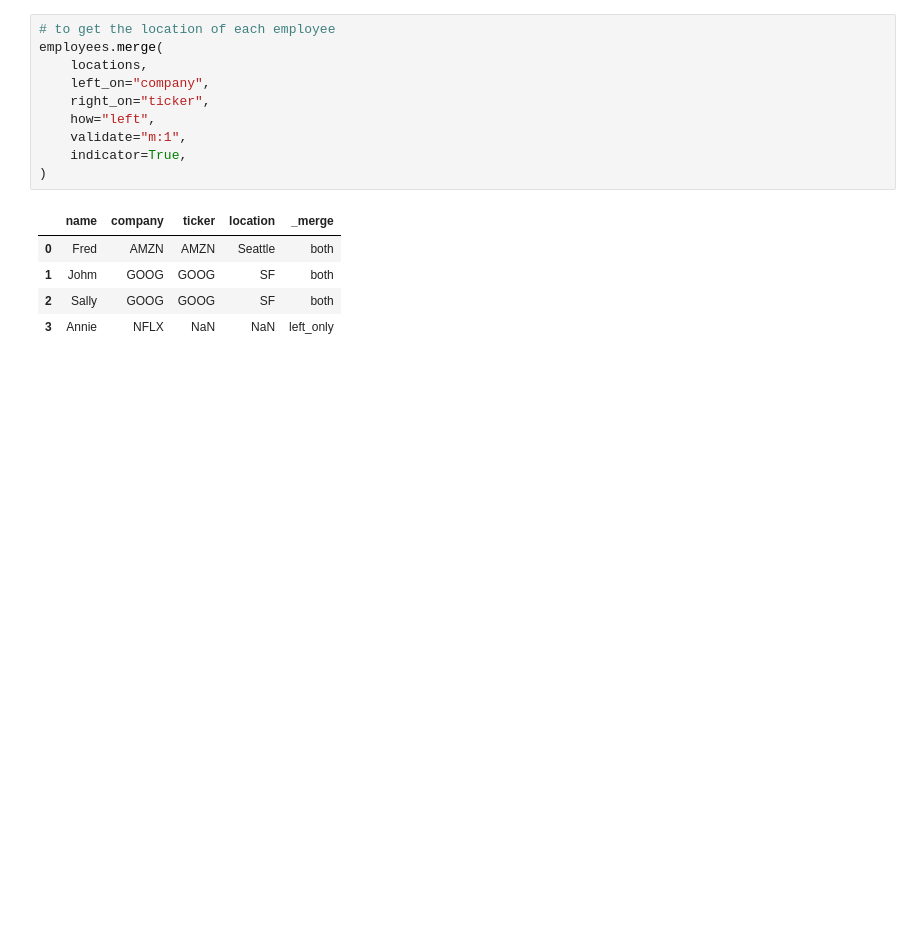
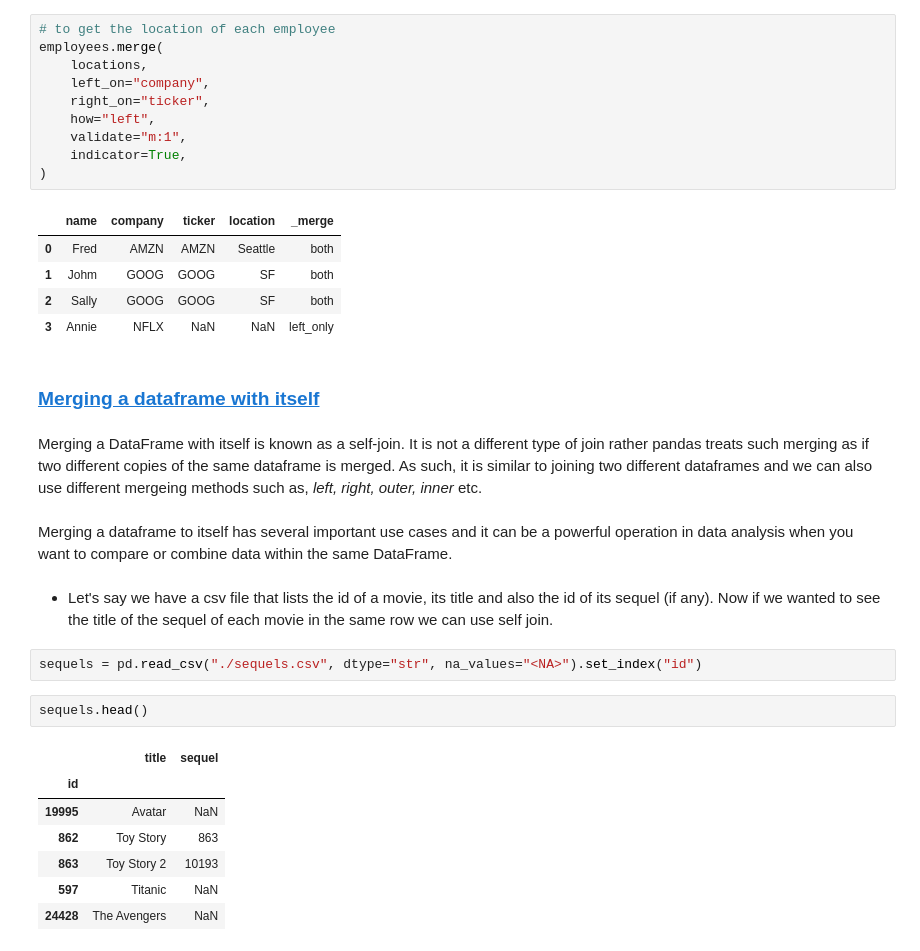
Before and after one commit to AindreaAjax/ML_Introduction, a Jupyter notebook: Pandas/04_DataFrames.ipynb, the cells around one changed output. Saved outputs shown, nothing was run; the diff lists cells and outputs as text; blank space fills up the shorter version.

```diff
--- a/Pandas/04_DataFrames.ipynb
+++ b/Pandas/04_DataFrames.ipynb
@@ -1885,3 +1974,23 @@ employees.merge(
 | 1 | Johm | GOOG | GOOG | SF | both |
 | 2 | Sally | GOOG | GOOG | SF | both |
 | 3 | Annie | NFLX | NaN | NaN | left_only |
+# %% [markdown]
+### <a id='toc14_3_'></a>[Merging a dataframe with itself](#toc0_)
+# %% [markdown]
+Merging a DataFrame with itself is known as a self-join. It is not a different type of join rather pandas treats such merging as if two different copies of the same dataframe is merged. As such, it is similar to joining two different dataframes and we can also use different mergeing methods such as, *left, right, outer, inner* etc.
+# %% [markdown]
+Merging a dataframe to itself has several important use cases and it can be a powerful operation in data analysis when you want to compare or combine data within the same DataFrame.
+# %% [markdown]
+- Let's say we have a csv file that lists the id of a movie, its title and also the id of its sequel (if any). Now if we wanted to see the title of the sequel of each movie in the same row we can use self join.
+# %%
+sequels = pd.read_csv("./sequels.csv", dtype="str", na_values="<NA>").set_index("id")
+# %%
+sequels.head()
+# %% [output]
+|  | title | sequel |
+| id |  |  |
+| 19995 | Avatar | NaN |
+| 862 | Toy Story | 863 |
+| 863 | Toy Story 2 | 10193 |
+| 597 | Titanic | NaN |
+| 24428 | The Avengers | NaN |
```
Also changed, not shown: parts of 123 cells of this notebook, 1 other file.
